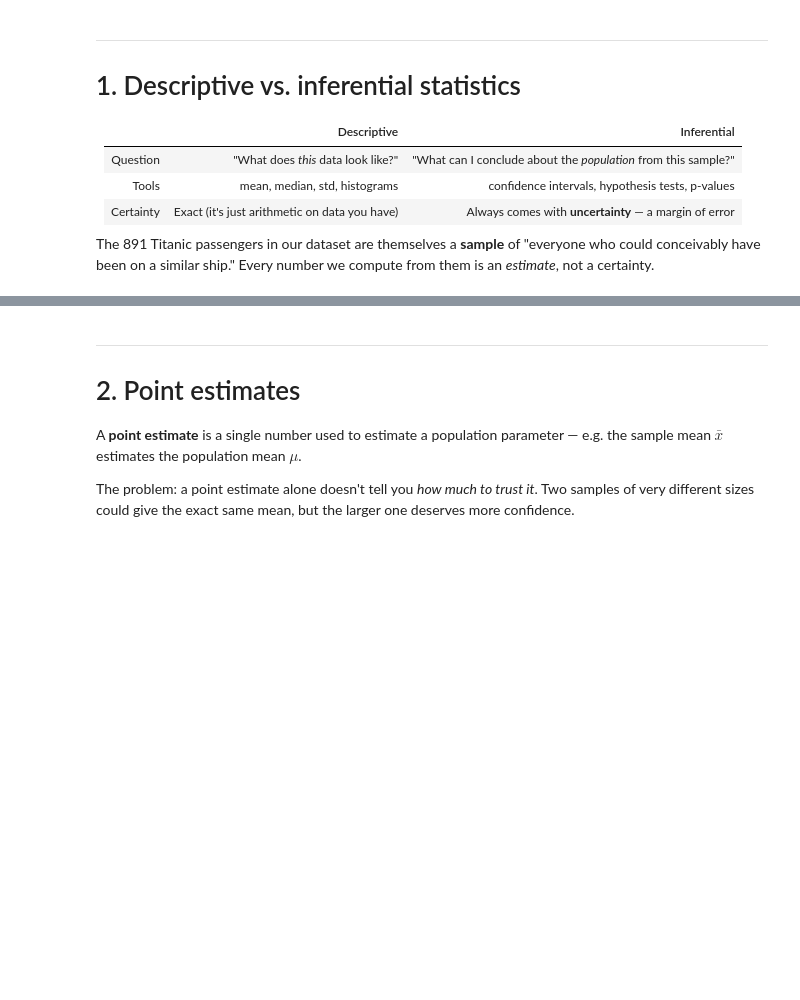
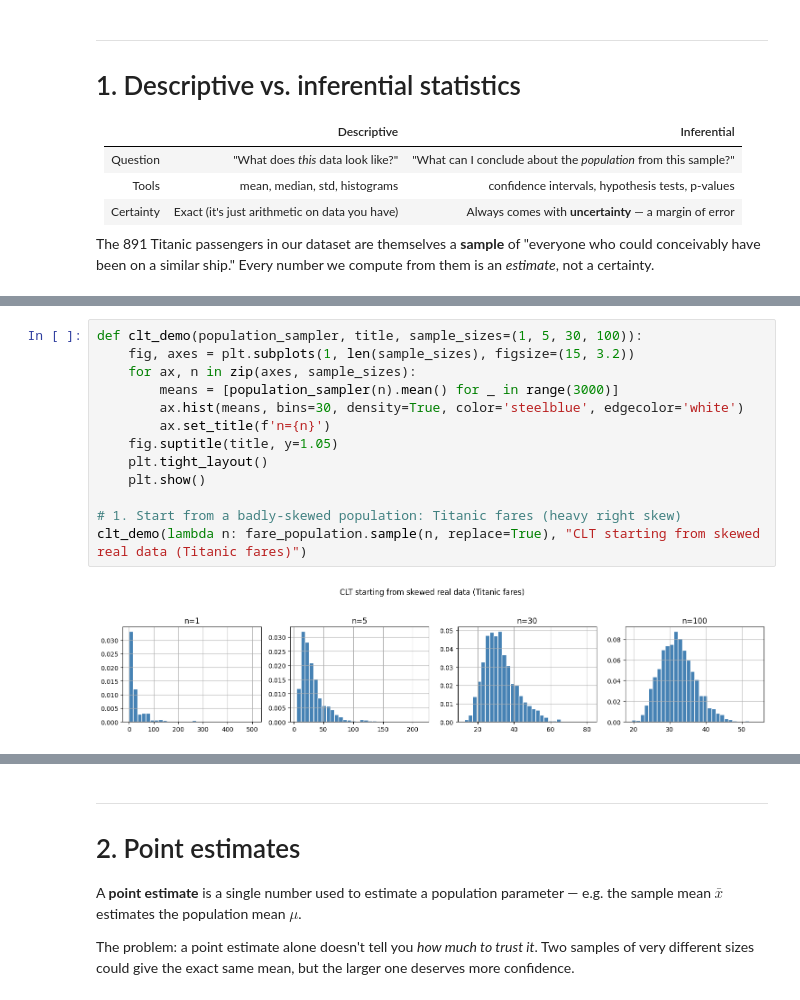
Before and after one commit to Ololade117/stat4datascience, a Jupyter notebook: w3n1_inferential_stats_confidence_intervals.ipynb, the cells around one changed output, grey strips where cells are left out. Cells and saved outputs as stored; diff of their text form; blank space fills up the shorter version.

```diff
--- a/w3n1_inferential_stats_confidence_intervals.ipynb
+++ b/w3n1_inferential_stats_confidence_intervals.ipynb
@@ -52,0 +200,15 @@ The 891 Titanic passengers in our dataset are themselves a **sample** of "everyo
+# %%
+def clt_demo(population_sampler, title, sample_sizes=(1, 5, 30, 100)):
+    fig, axes = plt.subplots(1, len(sample_sizes), figsize=(15, 3.2))
+    for ax, n in zip(axes, sample_sizes):
+        means = [population_sampler(n).mean() for _ in range(3000)]
+        ax.hist(means, bins=30, density=True, color='steelblue', edgecolor='white')
+        ax.set_title(f'n={n}')
+    fig.suptitle(title, y=1.05)
+    plt.tight_layout()
+    plt.show()
+
+# 1. Start from a badly-skewed population: Titanic fares (heavy right skew)
+clt_demo(lambda n: fare_population.sample(n, replace=True), "CLT starting from skewed real data (Titanic fares)")
+# %% [output]
+[figure, added]
```
Also changed, not shown: parts of 44 cells of this notebook.
